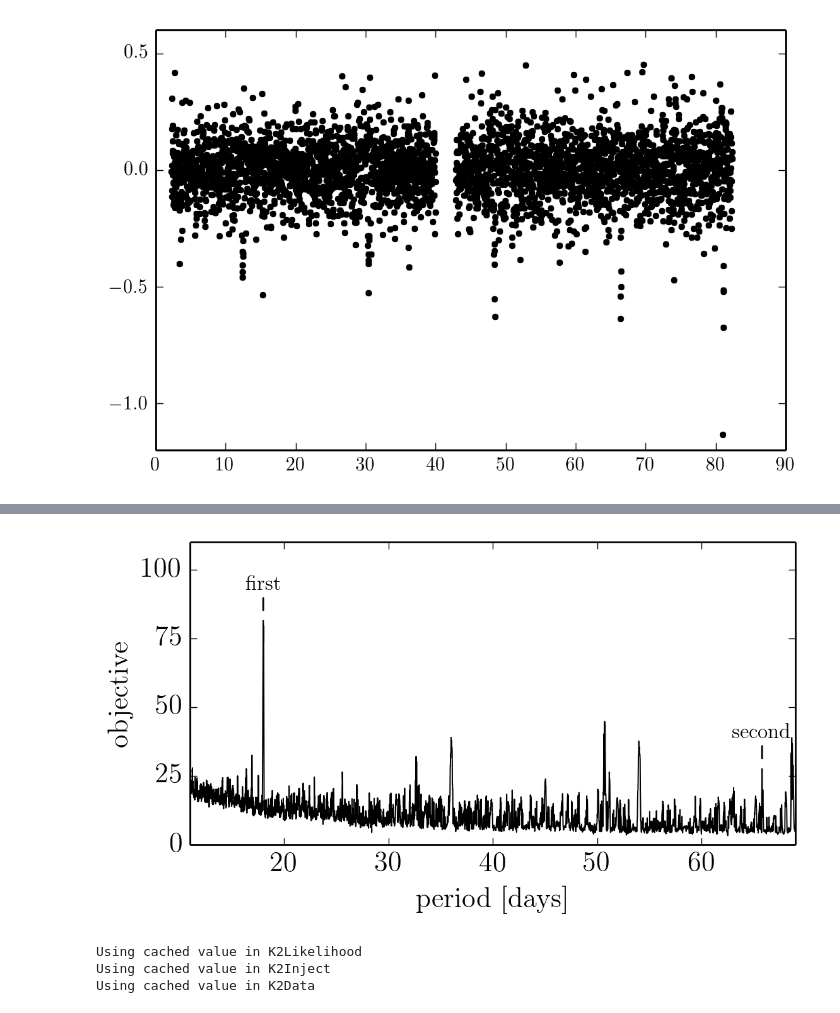
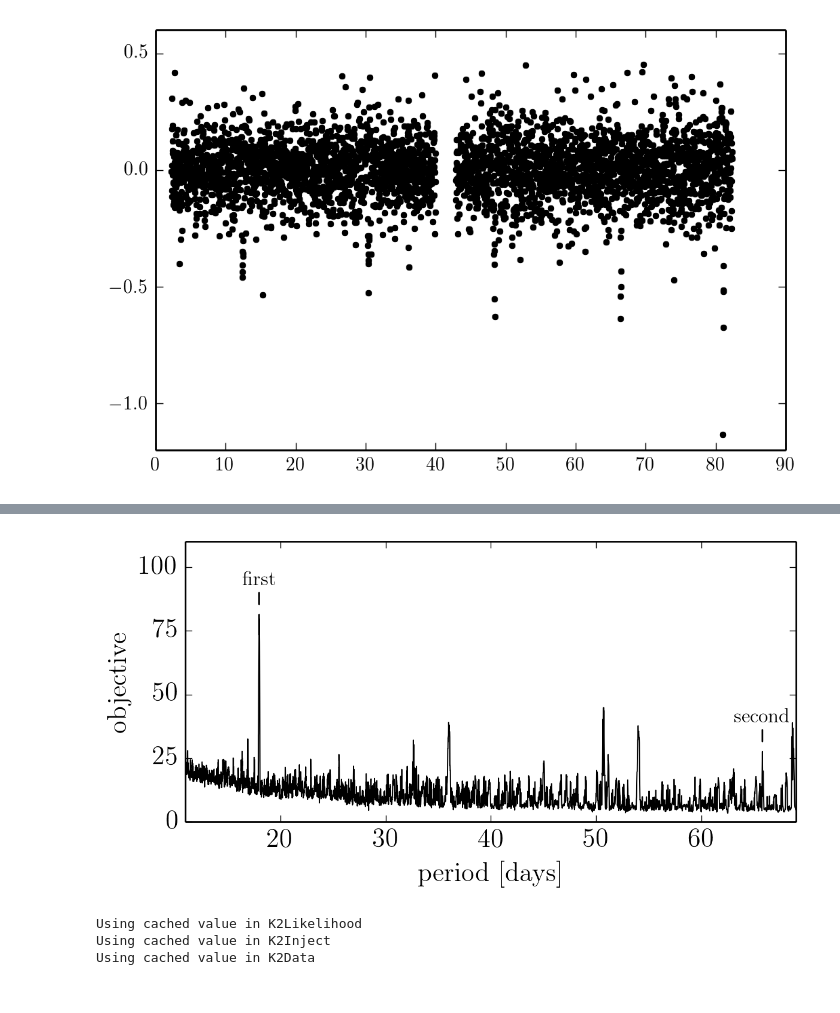
Before and after one commit to dfm/k2-paper, a Jupyter notebook: figures/search.ipynb, the cells around one changed output, grey strips where cells are left out. Saved outputs shown, nothing was run; the diff lists cells and outputs as text; code cells hidden in the pictures.

```diff
--- a/figures/search.ipynb
+++ b/figures/search.ipynb
@@ -64,27 +80,27 @@ pl.plot(r.depth_1d)
 # %%
 fig = pl.figure(figsize=(6, 3))
-ax = pl.axes([0.15, 0.15, 0.8, 0.8])
+ax = pl.axes([0.13, 0.2, 0.85, 0.78])
 
 ax.plot(r.period_2d, r.phic_same, "k", lw=0.7)
 
 args = dict(xycoords="data", xytext=(0, 15), textcoords="offset points",
             ha="center", va="bottom", fontsize=12,
             arrowprops=dict(arrowstyle="-", shrinkA=0.0, shrinkB=6))
 
 peak = r.peaks[0]
 ax.annotate("first", xy=(peak["period"], peak["phic_same"]), **args)
 
 peak = r.peaks[1]
 ax.annotate("second", xy=(peak["period"], peak["phic_same"]), **args)
 
 ax.set_ylim(0, 110)
 ax.set_xlim(11, 69)
 ax.yaxis.set_major_locator(MaxNLocator(5))
 ax.set_xlabel("period [days]")
 ax.set_ylabel("objective")
 fig.savefig("periodic.pdf")
 # %% [output]
-[figure, old version]
+[figure, new version]
 # %%
 # %% [output]
 Using cached value in K2Likelihood
```
Also changed, not shown: parts of 2 cells of this notebook, 2 other files.
